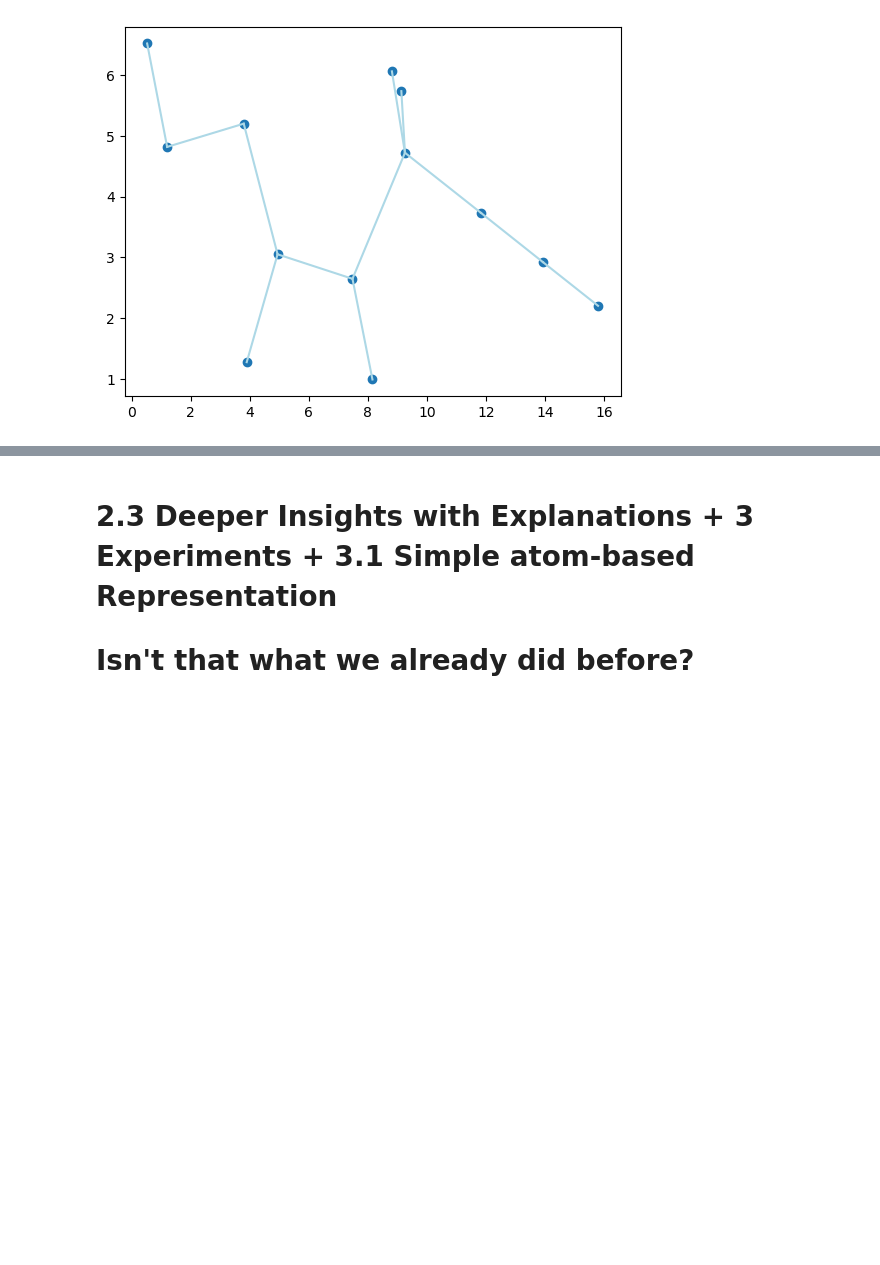
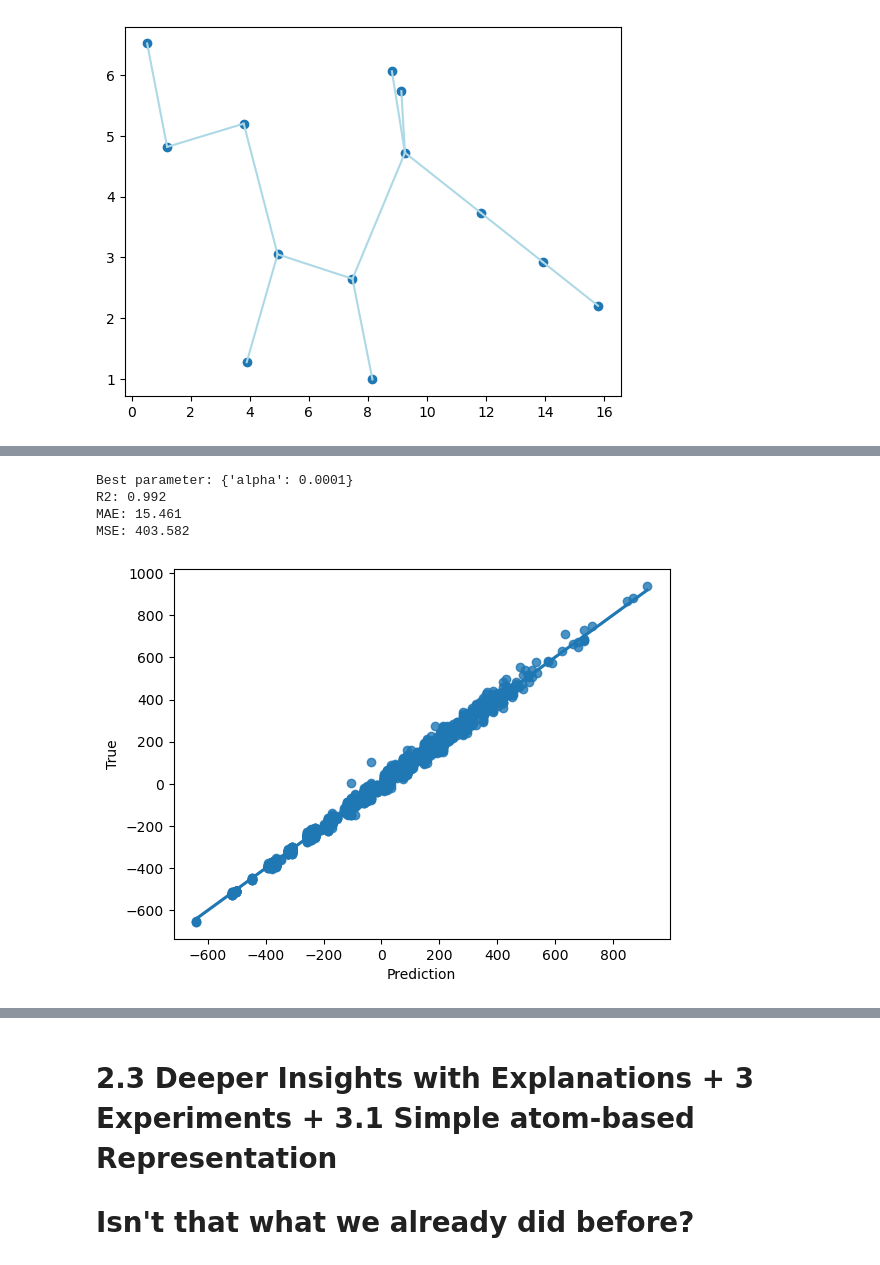
Before and after one commit to jascha-je/LabML4DS, a Jupyter notebook: p2/p2_jascha.ipynb, the cells around one changed output, grey strips where cells are left out. Drawn from its saved outputs; the diff is of its cells as text; code cells hidden in the pictures; blank space fills up the shorter version.

```diff
--- a/p2/p2_jascha.ipynb
+++ b/p2/p2_jascha.ipynb
@@ -269,0 +216,16 @@ mean_absolute_error(y_test, model.predict(X_test))
+# %%
+y_pred = search.best_estimator_.predict(X_test)
+print("Best parameter:", results.best_params_)
+print(f"R2: {r2_score(y_test, y_pred):.3f}")
+print(f"MAE: {mean_absolute_error(y_test, y_pred):.3f}")
+print(f"MSE: {mean_squared_error(y_test, y_pred):.3f}")
+g = sns.regplot(x=y_pred, y=y_test)
+g.set_xlabel("Prediction")
+g.set_ylabel("True")
+plt.show()
+# %% [output]
+Best parameter: {'alpha': 0.0001}
+R2: 0.992
+MAE: 15.461
+MSE: 403.582
+[figure, added]
```
Also changed, not shown: parts of 25 cells of this notebook.
